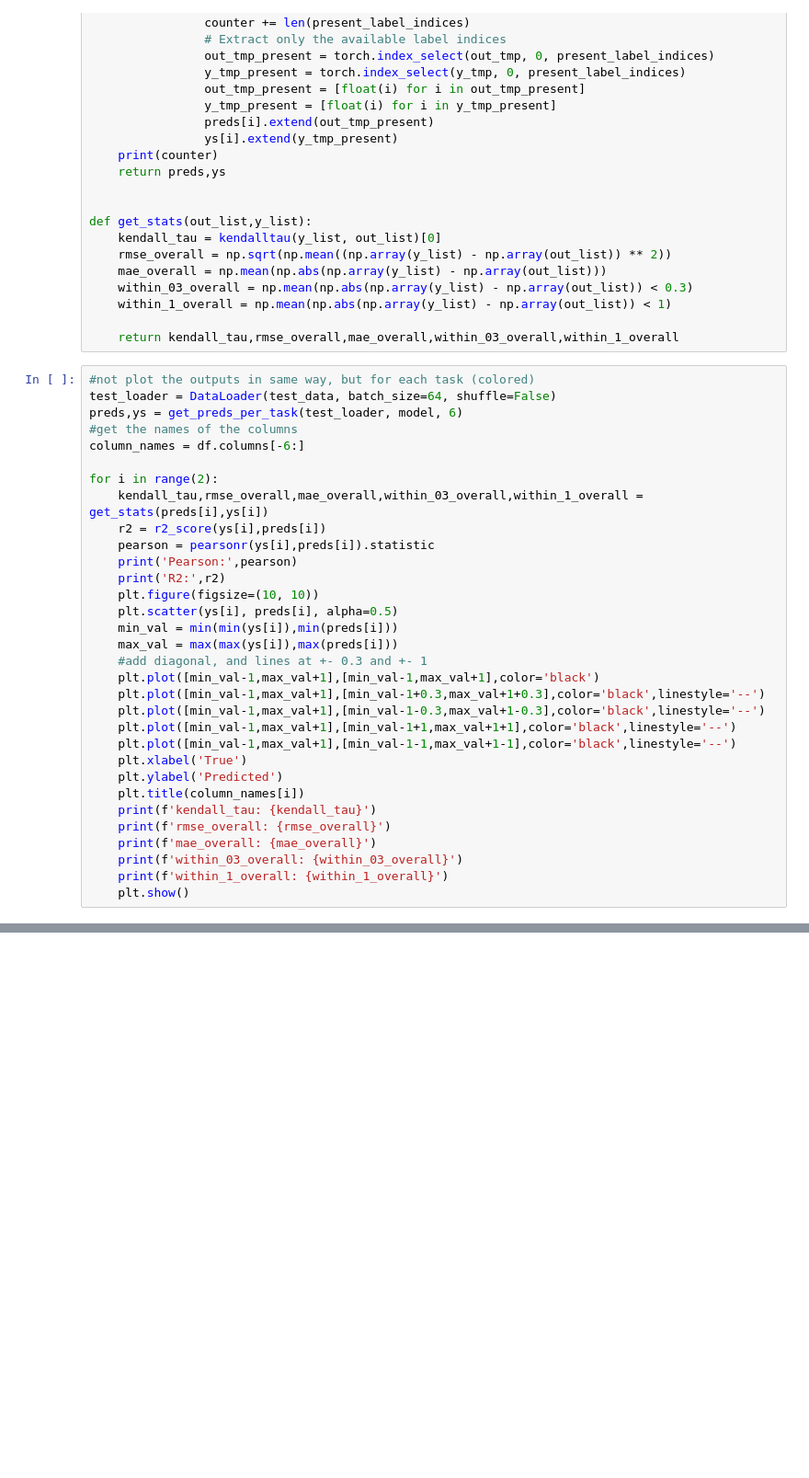
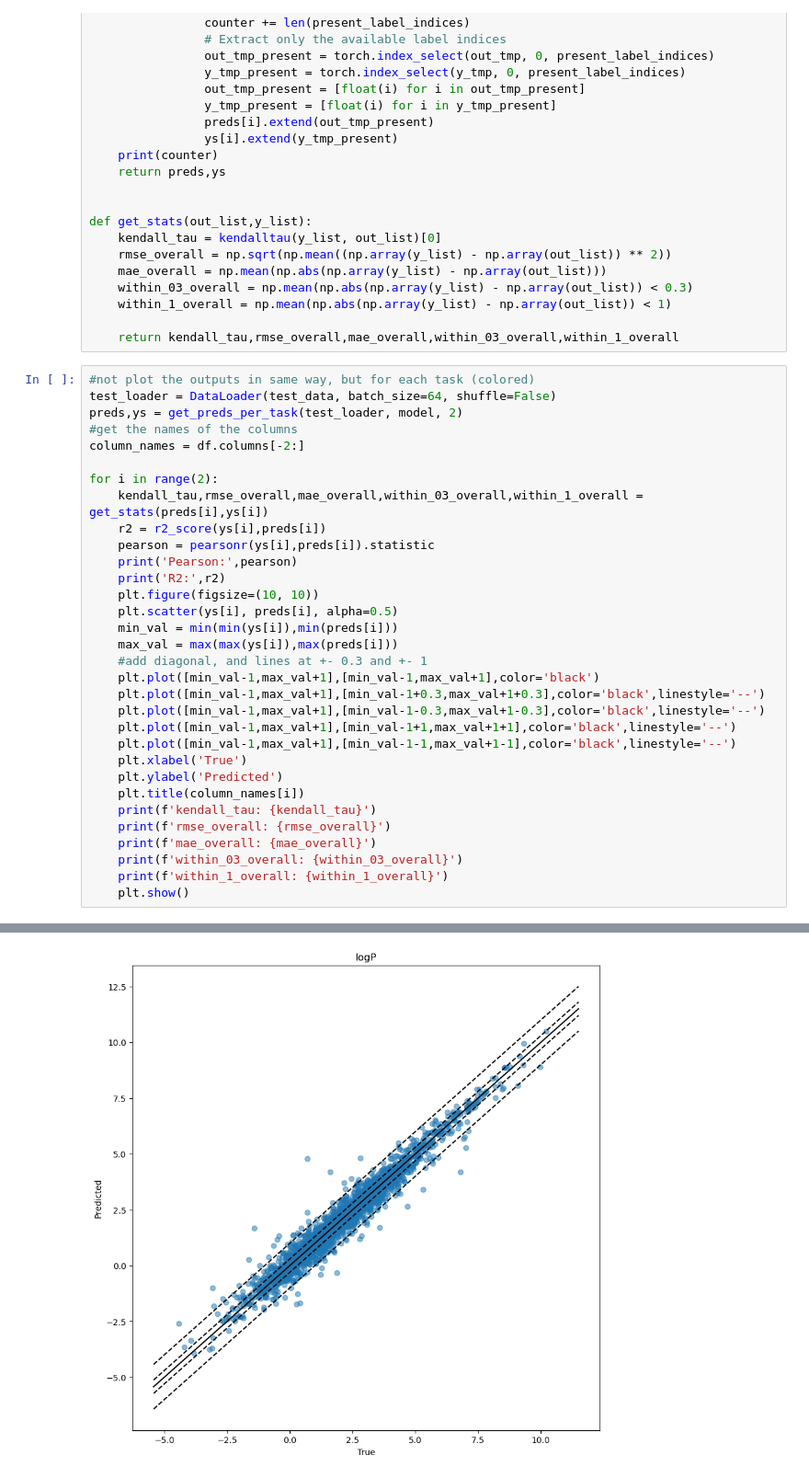
Before and after one commit to Cschiebroek/Digital_Chemistry, a Jupyter notebook: 001_First_test.ipynb, the cells around one changed output, grey strips where cells are left out. Shown at 92% size. Drawn from its saved outputs; the diff is of its cells as text; blank space fills up the shorter version.

```diff
--- a/001_First_test.ipynb
+++ b/001_First_test.ipynb
@@ -350,9 +337,9 @@ def get_stats(out_list,y_list):
 # %%
 #not plot the outputs in same way, but for each task (colored)
 test_loader = DataLoader(test_data, batch_size=64, shuffle=False)
-preds,ys = get_preds_per_task(test_loader, model, 6)
+preds,ys = get_preds_per_task(test_loader, model, 2)
 #get the names of the columns
-column_names = df.columns[-6:]
+column_names = df.columns[-2:]
 
 for i in range(2):
     kendall_tau,rmse_overall,mae_overall,within_03_overall,within_1_overall = get_stats(preds[i],ys[i])
@@ -379,3 +366,4 @@ for i in range(2):
     print(f'within_03_overall: {within_03_overall}')
     print(f'within_1_overall: {within_1_overall}')
     plt.show()
+# %% [output]
@@ -381,0 +378 @@ for i in range(2):
+[figure, added]
```
Also changed, not shown: parts of 4 cells of this notebook, 1 other file.
